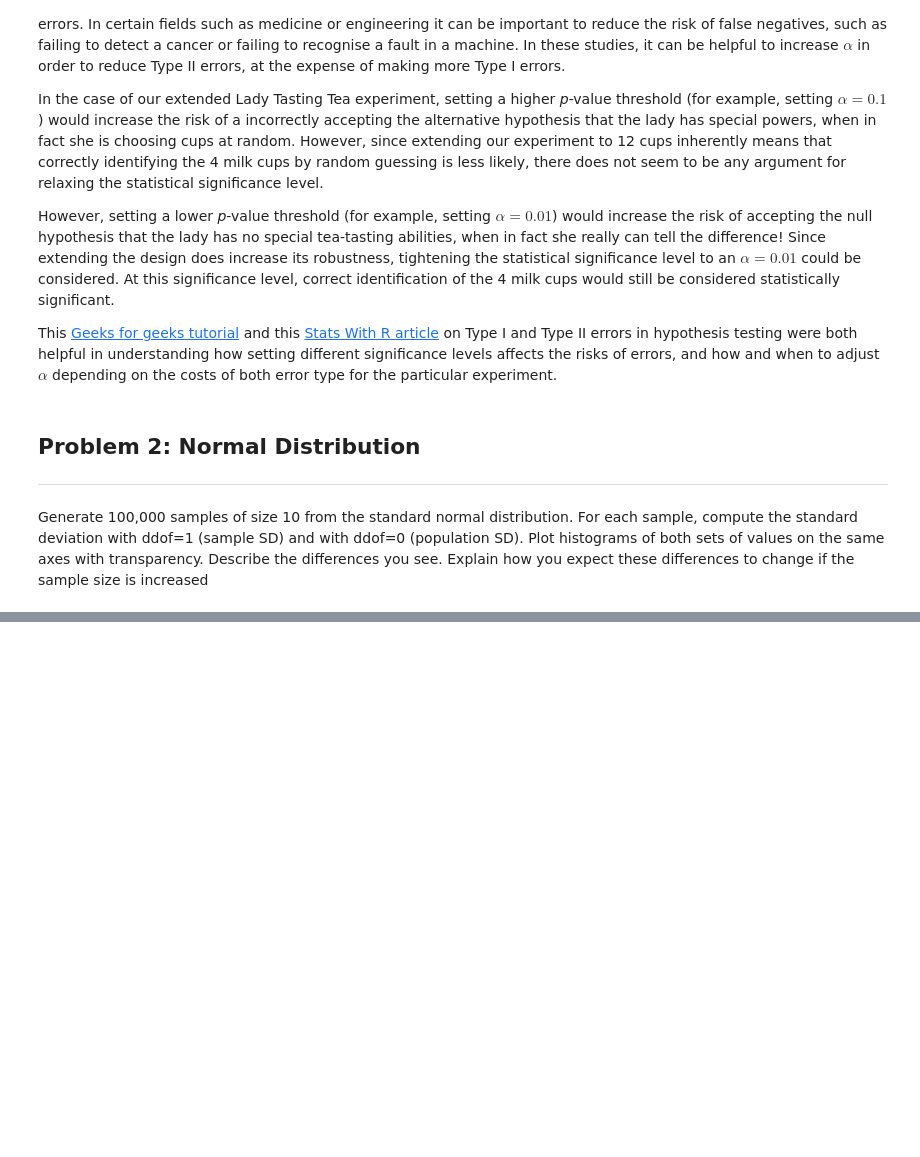
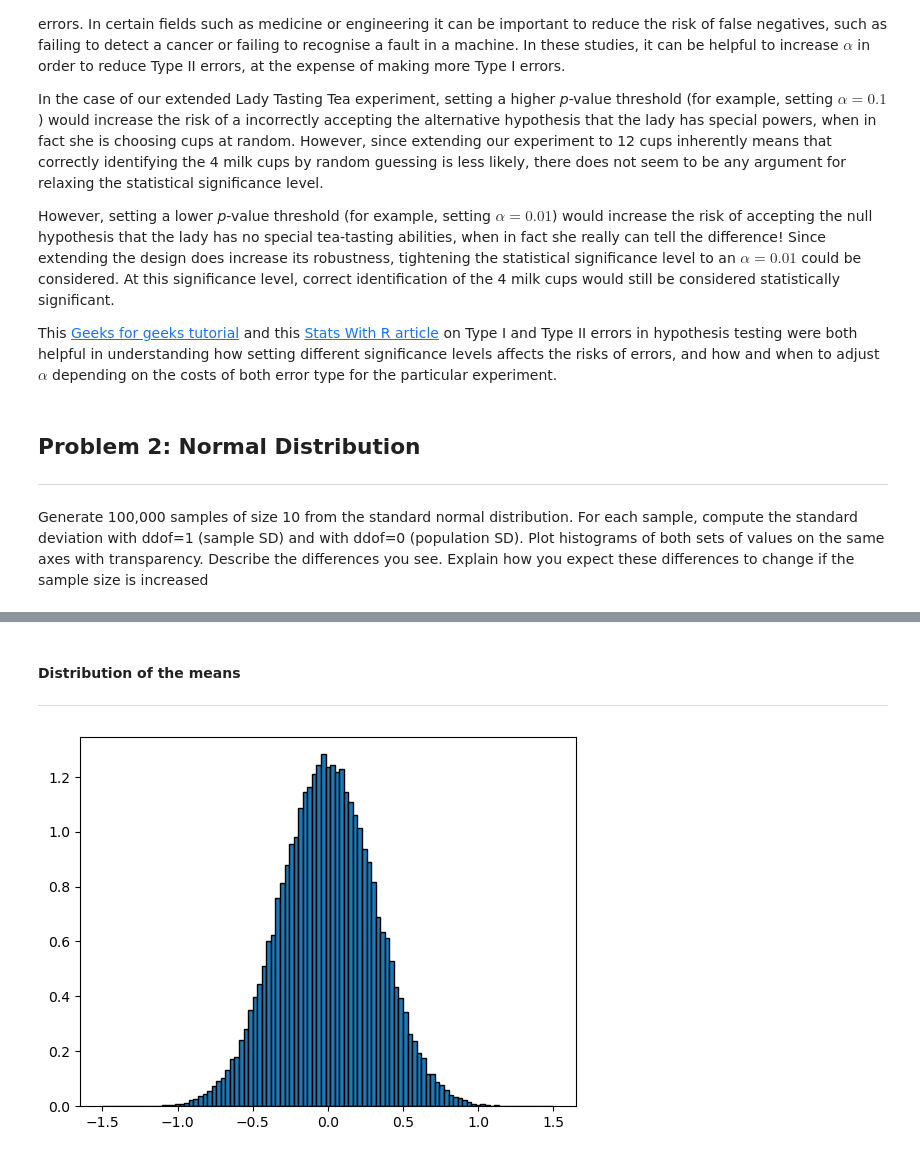
Before and after one commit to a-o-connor/applied_statistics_assessment, a Jupyter notebook: problems.ipynb, the cells around one changed output, grey strips where cells are left out. Drawn from its saved outputs; the diff is of its cells as text; code cells hidden in the pictures; blank space fills up the shorter version.

```diff
--- a/problems.ipynb
+++ b/problems.ipynb
@@ -200,0 +231,14 @@ Generate 100,000 samples of size 10 from the standard normal distribution. For e
+# %%
+rng = np.random.default_rng()
+#Une the rng to Draw random samples from a normal distribution where
+data = rng.normal(loc=0.0, scale=1.0, # loc=the mean, scale=the standard deviation
+                  size=(100000,10)) #returns an array of 100000 rows, with 10 numbers in each, the 5 numbers have the normal distribution specified
+uniques, counts = np.unique(data, return_counts=True)
+# %% [markdown]
+#### Distribution of the means
+**************
+# %%
+means=np.mean(data, axis=1)#should return 100000 means, the means of each of the std normal distribution of 100 numbers that we had
+plt.hist(means, edgecolor="black", density="True", bins=np.linspace(-1.5,1.5,100));
+# %% [output]
+[figure, added]
```
Also changed, not shown: parts of 3 cells of this notebook, 1 other file.
